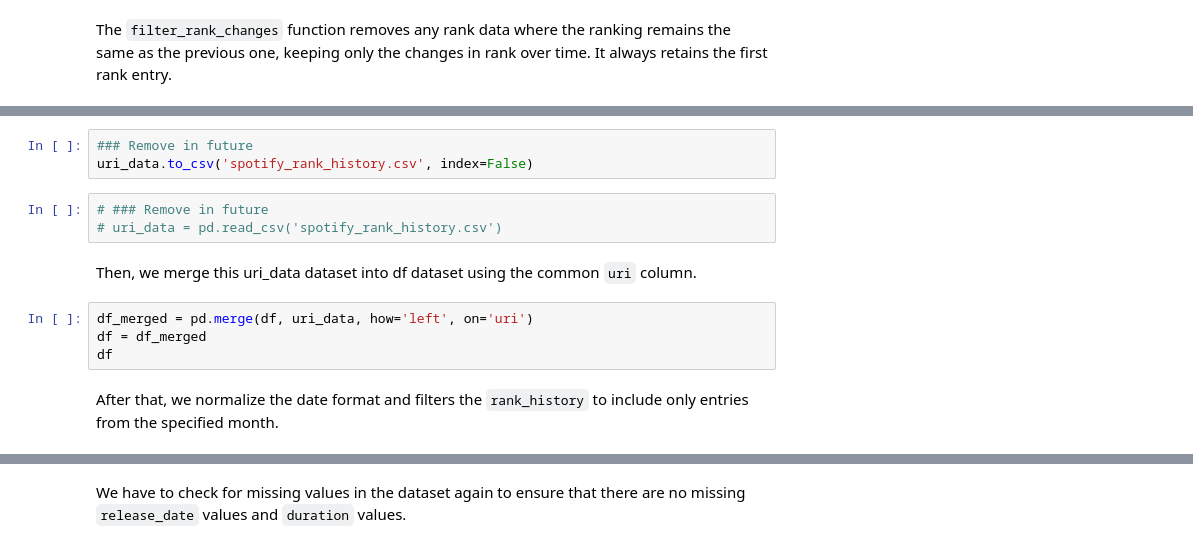
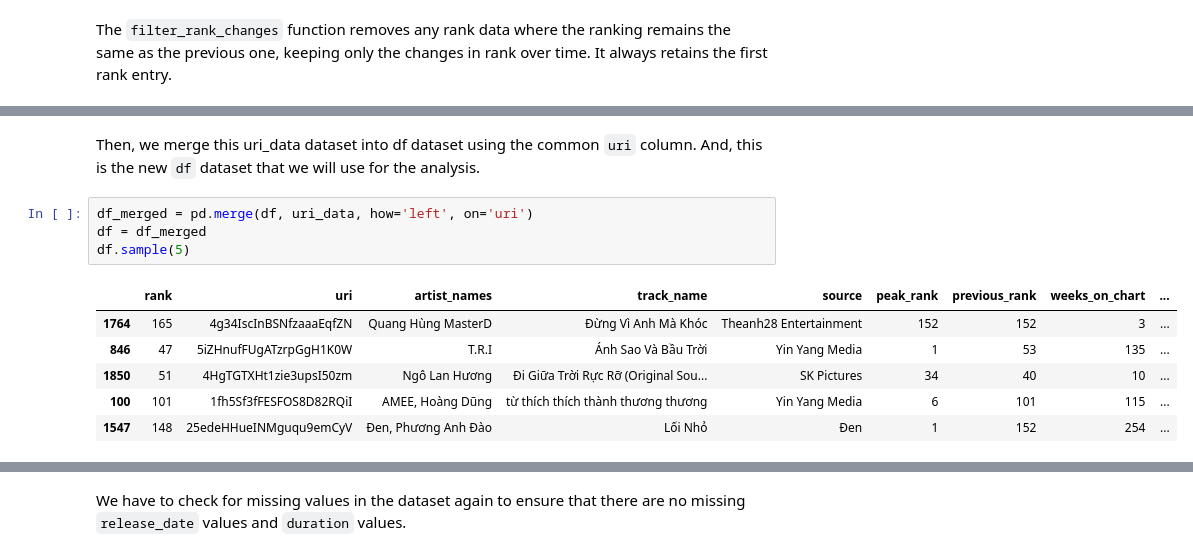
Before and after one commit to pililover/DataScience-Jobs-Market, a Jupyter notebook: SOURCECODE/Data_analysis.ipynb, the cells around one changed output, grey strips where cells are left out. Cells and saved outputs as stored; diff of their text form.

```diff
--- a/SOURCECODE/Data_analysis.ipynb
+++ b/SOURCECODE/Data_analysis.ipynb
@@ -189,14 +215,13 @@ uri_data
-# %%
-### Remove in future
-uri_data.to_csv('spotify_rank_history.csv', index=False)
-# %%
-# ### Remove in future
-# uri_data = pd.read_csv('spotify_rank_history.csv')
 # %% [markdown]
-Then, we merge this uri_data dataset into df dataset using the common `uri` column.
+Then, we merge this uri_data dataset into df dataset using the common `uri` column. And, this is the new `df` dataset that we will use for the analysis.
 # %%
 df_merged = pd.merge(df, uri_data, how='left', on='uri')
 df = df_merged
-df
+df.sample(5)
+# %% [output]
+|  | rank | uri | artist_names | track_name | source | peak_rank | previous_rank | weeks_on_chart | ... |
+| 1764 | 165 | 4g34IscInBSNfzaaaEqfZN | Quang Hùng MasterD | Đừng Vì Anh Mà Khóc | Theanh28 Entertainment | 152 | 152 | 3 | ... |
+| 846 | 47 | 5iZHnufFUgATzrpGgH1K0W | T.R.I | Ánh Sao Và Bầu Trời | Yin Yang Media | 1 | 53 | 135 | ... |
+| 1850 | 51 | 4HgTGTXHt1zie3upsI50zm | Ngô Lan Hương | Đi Giữa Trời Rực Rỡ (Original Sou... | SK Pictures | 34 | 40 | 10 | ... |
+| 100 | 101 | 1fh5Sf3fFESFOS8D82RQiI | AMEE, Hoàng Dũng | từ thích thích thành thương thương | Yin Yang Media | 6 | 101 | 115 | ... |
+| 1547 | 148 | 25edeHHueINMguqu9emCyV | Đen, Phương Anh Đào | Lối Nhỏ | Đen | 1 | 152 | 254 | ... |
-# %% [markdown]
-After that, we normalize the date format and filters the `rank_history` to include only entries from the specified month.
```
Also changed, not shown: parts of 15 cells of this notebook, 1 other file.
